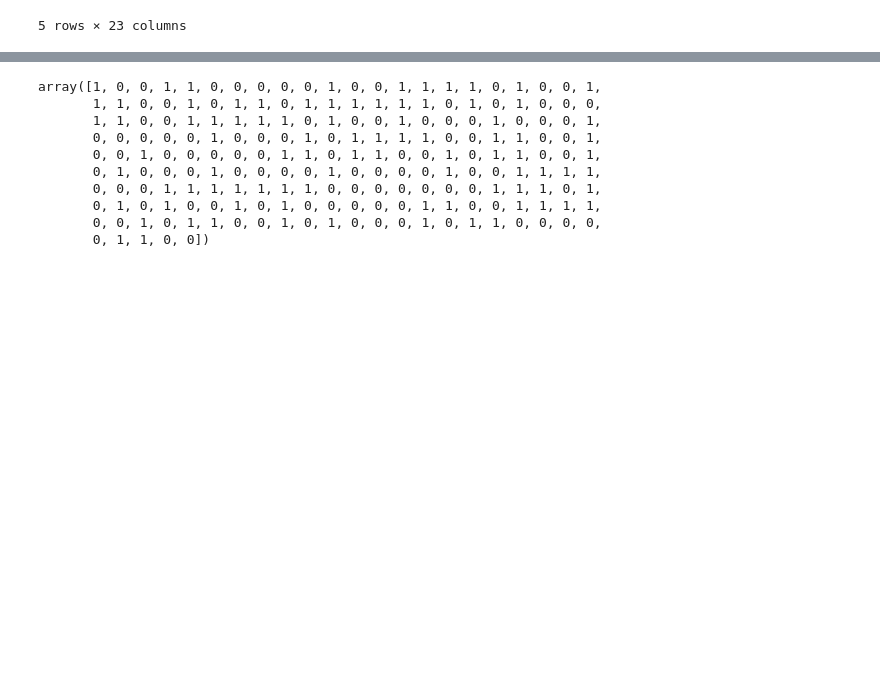
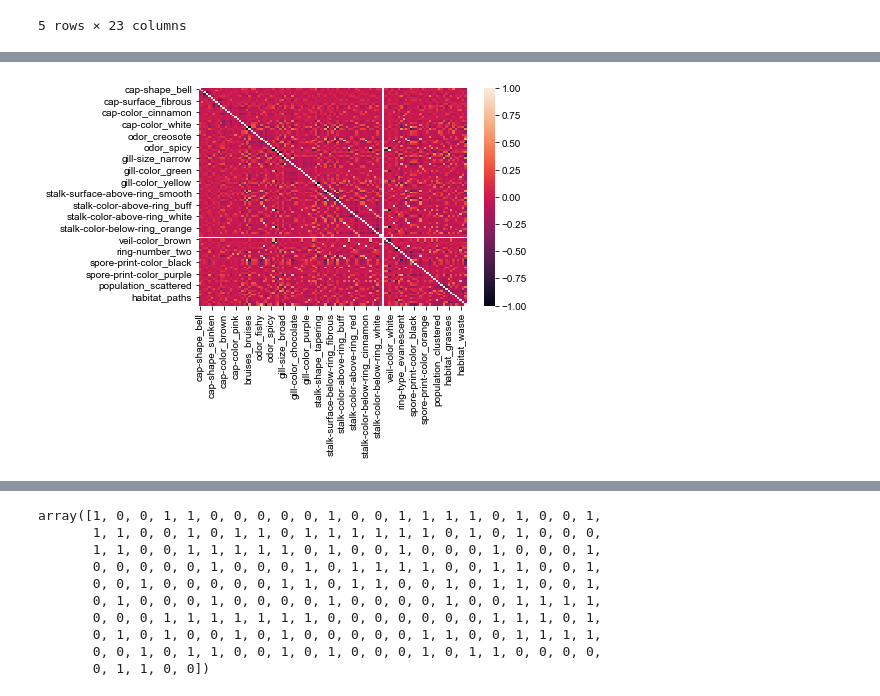
Before and after one commit to csun-data-science-bootcamp-20/Group9, a Jupyter notebook: Mushrooms.ipynb, the cells around one changed output, grey strips where cells are left out. Cells and saved outputs as stored; diff of their text form; code cells hidden in the pictures; blank space fills up the shorter version.

```diff
--- a/Mushrooms.ipynb
+++ b/Mushrooms.ipynb
@@ -188 +189,6 @@ data_copy['class'].replace(columns_dictionaries_list[0],inplace=True)
+# %%
+# at first, let's try to change first column of the dataframe
+# using columns_dictionaries_list replace 'p' and 'e' into 'poisonous' and 'edible'
+
+data['class'].replace(columns_dictionaries_list[0],inplace=True)
 # %%
@@ -198,8 +204,7 @@ data_copy.head() # check if raplacement was successful
 # %% [markdown]
 Now iterate through each column
 # %%
-data_new = data # raw dataframe each time the cell is running
 i = 0
 for column_name in features_data:
-    data_new[column_name].replace(columns_dictionaries_list[i], inplace=True)
+    data[column_name].replace(columns_dictionaries_list[i], inplace=True)
     i+=1
@@ -228,0 +326,9 @@ data_submission.head()
+# %%
+data_dummies = data.drop(columns=['class','stalk-root'],axis=1)
+data_dummies = pd.get_dummies(data_dummies)
+# %%
+from sklearn.preprocessing import label_binarize
+
+Y = label_binarize(data['class'], classes=['edible','poisonous'])
+data_dummies['class'] = Y
+data_dummies.head()
@@ -228,0 +381,7 @@ data_submission.head()
+# %%
+import seaborn as sns
+
+sns.heatmap(data_dummies.corr())
+sns.set(rc={'figure.figsize':(30,30)})
+# %% [output]
+[figure, added]
```
Also changed, not shown: parts of 91 cells of this notebook, 1 other file.
